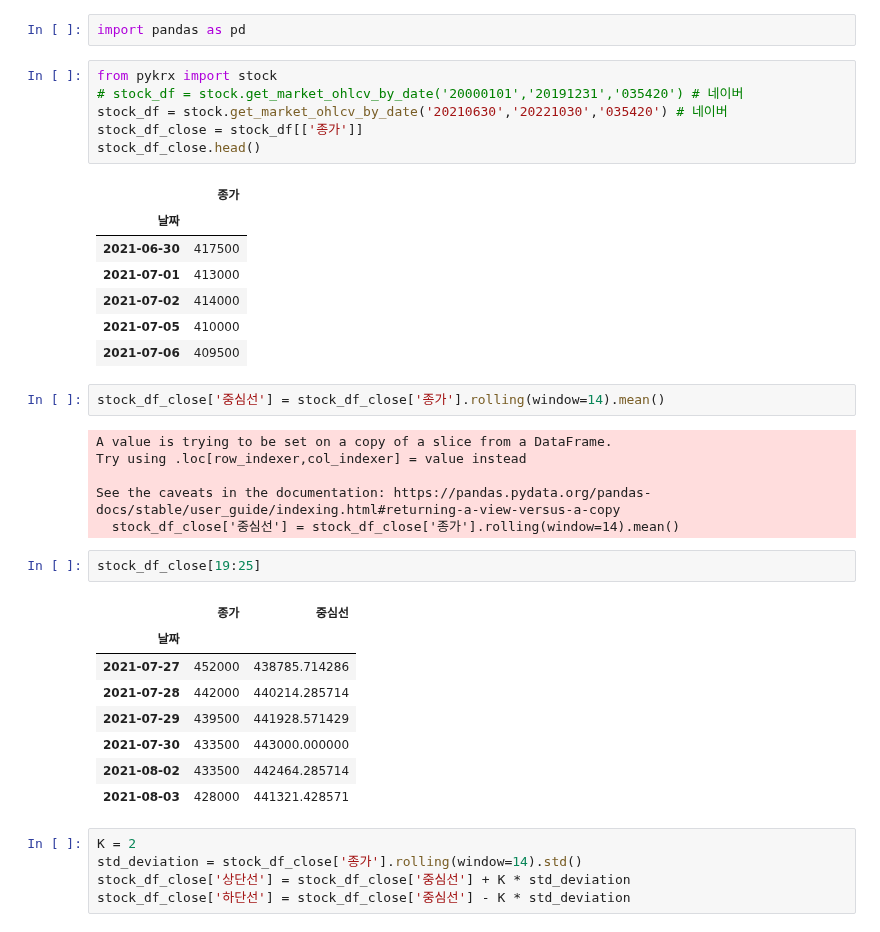
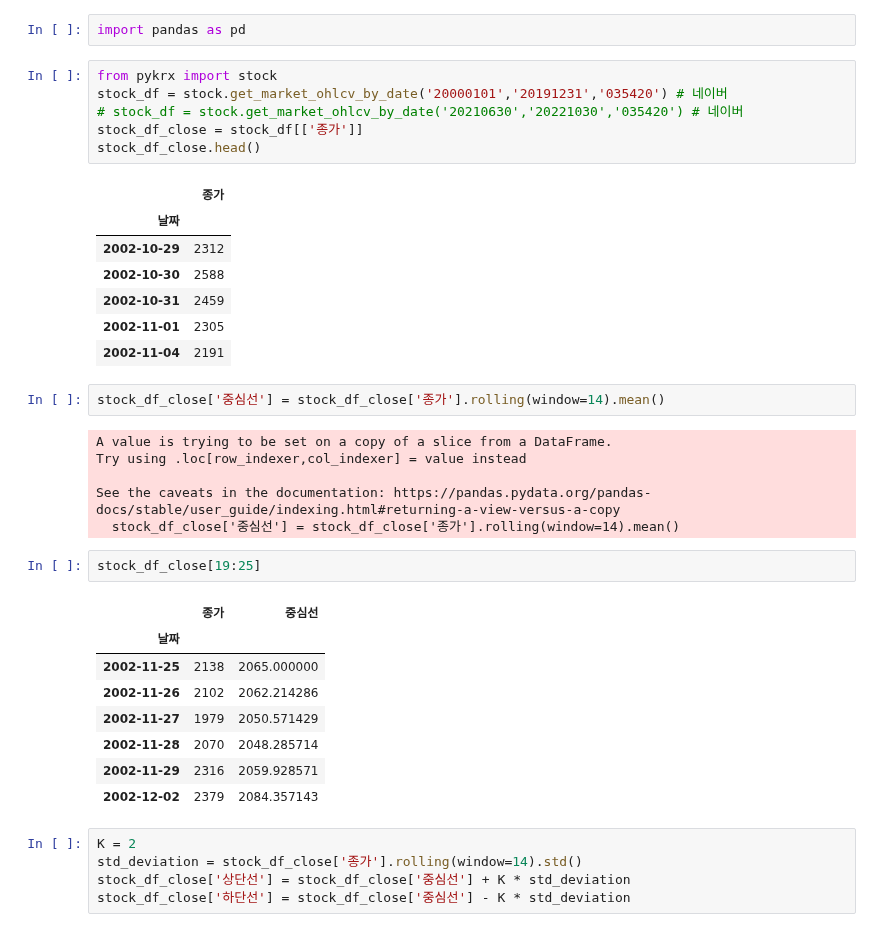
Before and after one commit to Huey-fitpet/study_pandas, a Jupyter notebook: quests/BollingerBands.ipynb, the cells around one changed output. Cells and saved outputs as stored; diff of their text form.

```diff
--- a/quests/BollingerBands.ipynb
+++ b/quests/BollingerBands.ipynb
@@ -8,18 +8,18 @@
 import pandas as pd
 # %%
 from pykrx import stock
-# stock_df = stock.get_market_ohlcv_by_date('20000101','20191231','035420') # 네이버
-stock_df = stock.get_market_ohlcv_by_date('20210630','20221030','035420') # 네이버
+stock_df = stock.get_market_ohlcv_by_date('20000101','20191231','035420') # 네이버
+# stock_df = stock.get_market_ohlcv_by_date('20210630','20221030','035420') # 네이버
 stock_df_close = stock_df[['종가']]
 stock_df_close.head()
 # %% [output]
 |  | 종가 |
 | 날짜 |  |
-| 2021-06-30 | 417500 |
-| 2021-07-01 | 413000 |
-| 2021-07-02 | 414000 |
-| 2021-07-05 | 410000 |
-| 2021-07-06 | 409500 |
+| 2002-10-29 | 2312 |
+| 2002-10-30 | 2588 |
+| 2002-10-31 | 2459 |
+| 2002-11-01 | 2305 |
+| 2002-11-04 | 2191 |
 # %%
 stock_df_close['중심선'] = stock_df_close['종가'].rolling(window=14).mean()
 # %% [output]
@@ -33,12 +33,12 @@ stock_df_close[19:25]
 # %% [output]
 |  | 종가 | 중심선 |
 | 날짜 |  |  |
-| 2021-07-27 | 452000 | 438785.714286 |
-| 2021-07-28 | 442000 | 440214.285714 |
-| 2021-07-29 | 439500 | 441928.571429 |
-| 2021-07-30 | 433500 | 443000.000000 |
-| 2021-08-02 | 433500 | 442464.285714 |
-| 2021-08-03 | 428000 | 441321.428571 |
+| 2002-11-25 | 2138 | 2065.000000 |
+| 2002-11-26 | 2102 | 2062.214286 |
+| 2002-11-27 | 1979 | 2050.571429 |
+| 2002-11-28 | 2070 | 2048.285714 |
+| 2002-11-29 | 2316 | 2059.928571 |
+| 2002-12-02 | 2379 | 2084.357143 |
 # %%
 K = 2
 std_deviation = stock_df_close['종가'].rolling(window=14).std()
```
Also changed, not shown: parts of 11 cells of this notebook.
